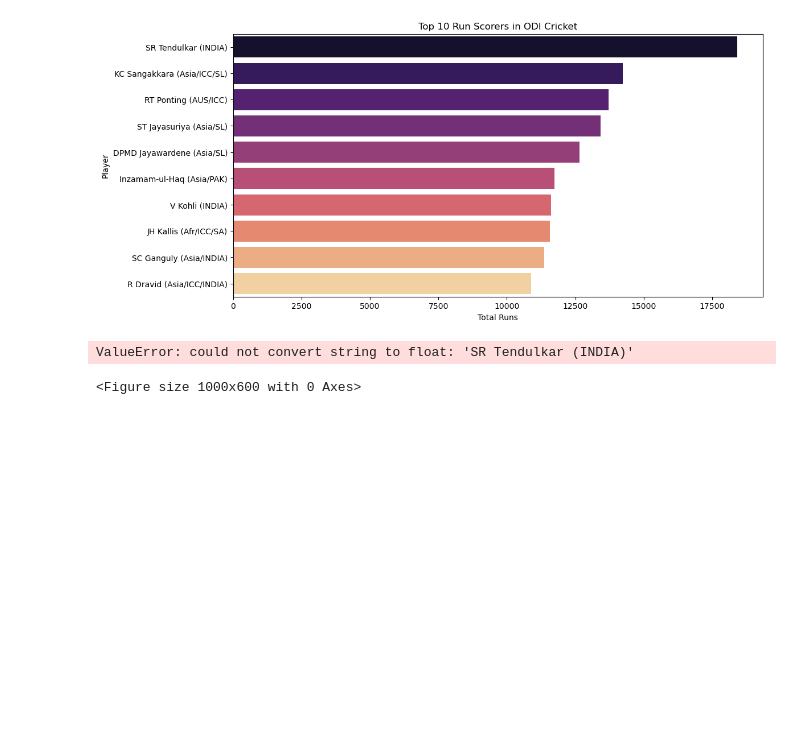
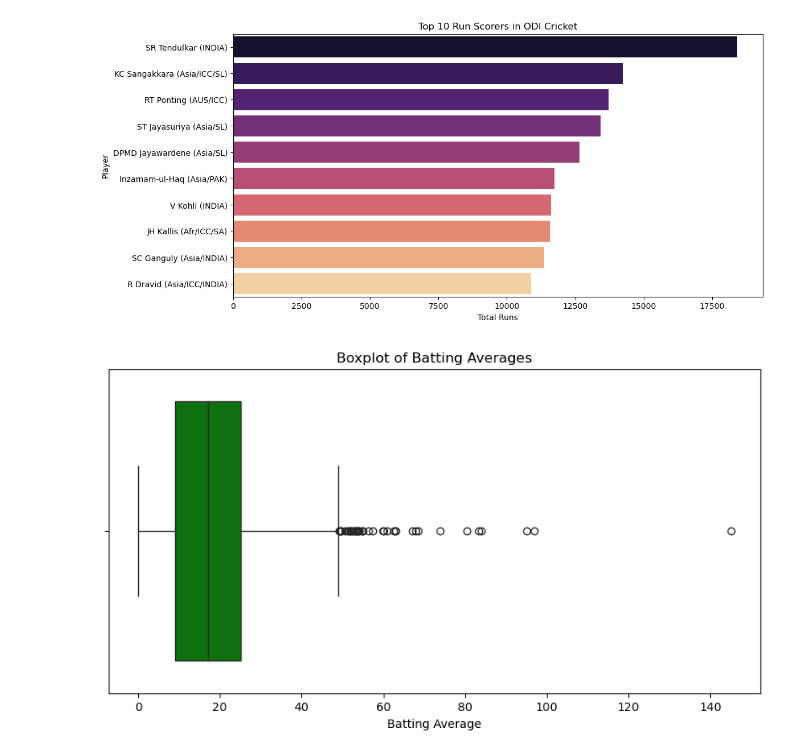
Before and after one commit to Sagar-S-R/ODIdataAnalysis, a Jupyter notebook: cricketScoresAnalysis.ipynb, the cells around one changed output. Drawn from its saved outputs; the diff is of its cells as text; code cells hidden in the pictures; blank space fills up the shorter version.

```diff
--- a/cricketScoresAnalysis.ipynb
+++ b/cricketScoresAnalysis.ipynb
@@ -70,10 +70,10 @@ Passing `palette` without assigning `hue` is deprecated and will be removed in v
   sns.barplot(x=top_10['Runs'], y=top_10['Player'], palette='magma')
 [figure]
 # %%
-plt.figure(figsize=(10, 6))
-sns.heatmap(odi.corr(), annot=True, cmap='coolwarm', linewidths=0.5)
-plt.title("Correlation Heatmap of ODI Stats")
+plt.figure(figsize=(10, 5))
+sns.boxplot(x=odi['Ave'], color='green')
+plt.title("Boxplot of Batting Averages")
+plt.xlabel("Batting Average")
 plt.show()
 # %% [output]
-ValueError: could not convert string to float: 'SR Tendulkar (INDIA)'
-<Figure size 1000x600 with 0 Axes>
+[figure, added]
```
Also changed, not shown: parts of 4 cells of this notebook.
